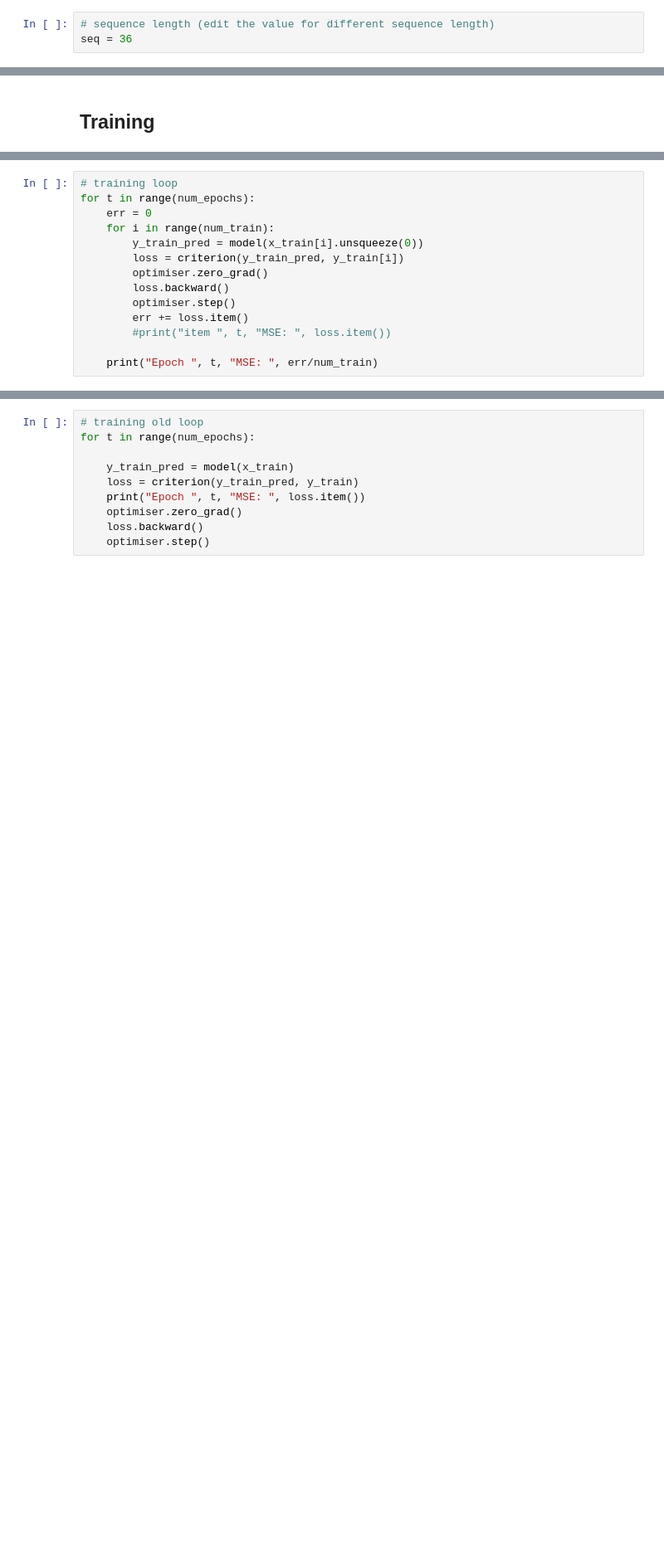
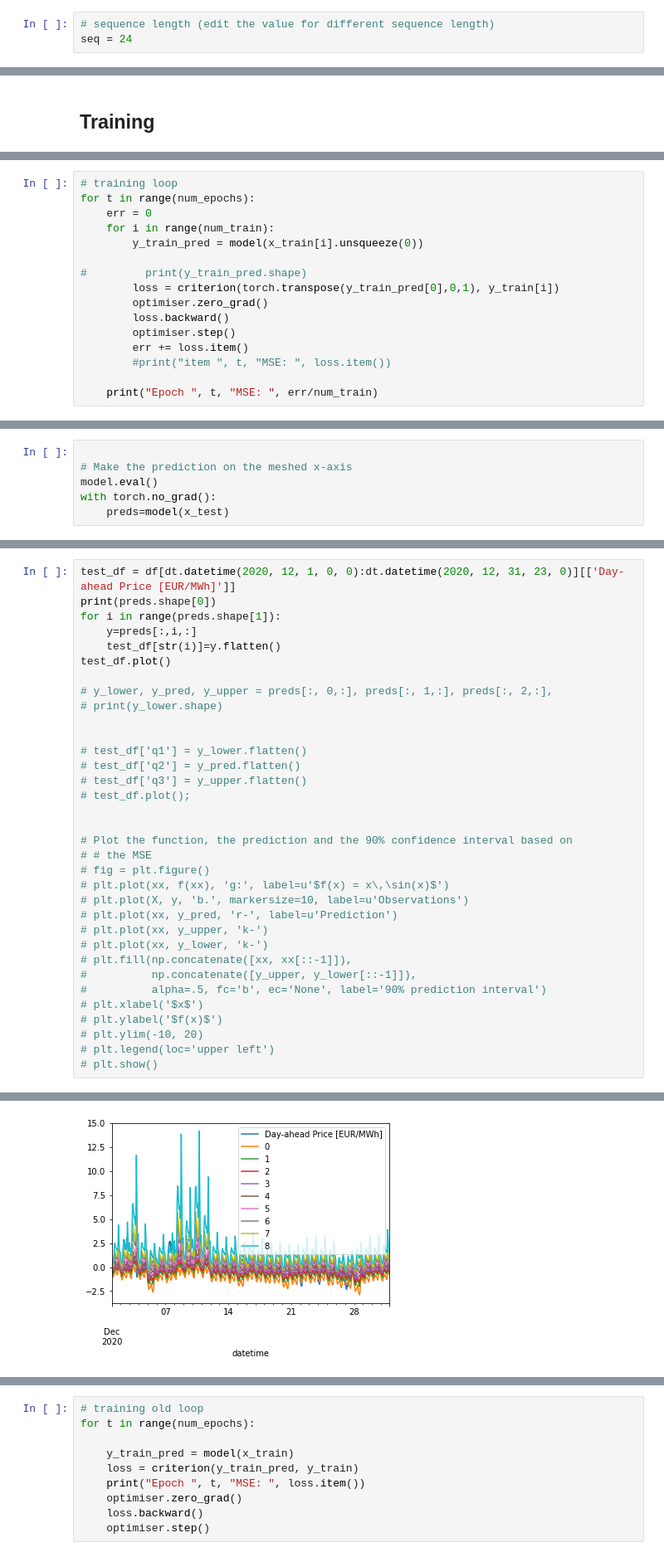
Before and after one commit to ShoCremers/DL_project, a Jupyter notebook: BLSTM.ipynb, the cells around one changed output, grey strips where cells are left out. Shown at 83% size. Saved outputs shown, nothing was run; the diff lists cells and outputs as text; blank space fills up the shorter version.

```diff
--- a/BLSTM.ipynb
+++ b/BLSTM.ipynb
@@ -45,7 +49,7 @@ df
 # Create Torch dataset
 # %%
 # sequence length (edit the value for different sequence length)
-seq = 36
+seq = 24
 # %%
 delta = pd.Timedelta(seq, unit ='h')
 # define 1 hour object for convenience when using datetime as index in the dataframe to not include the last item
@@ -148,7 +263,9 @@ for t in range(num_epochs):
     err = 0
     for i in range(num_train):
         y_train_pred = model(x_train[i].unsqueeze(0))
-        loss = criterion(y_train_pred, y_train[i])
+
+#         print(y_train_pred.shape)
+        loss = criterion(torch.transpose(y_train_pred[0],0,1), y_train[i])
         optimiser.zero_grad()
         loss.backward()
         optimiser.step()
@@ -165,0 +287,6 @@ KeyboardInterrupt:
+# %%
+
+# Make the prediction on the meshed x-axis
+model.eval()
+with torch.no_grad():
+    preds=model(x_test)
@@ -165,0 +297,35 @@ KeyboardInterrupt:
+# %%
+test_df = df[dt.datetime(2020, 12, 1, 0, 0):dt.datetime(2020, 12, 31, 23, 0)][['Day-ahead Price [EUR/MWh]']]
+print(preds.shape[0])
+for i in range(preds.shape[1]):
+    y=preds[:,i,:]
+    test_df[str(i)]=y.flatten()
+test_df.plot()
+
+# y_lower, y_pred, y_upper = preds[:, 0,:], preds[:, 1,:], preds[:, 2,:],
+# print(y_lower.shape)
+
+
+# test_df['q1'] = y_lower.flatten()
+# test_df['q2'] = y_pred.flatten()
+# test_df['q3'] = y_upper.flatten()
+# test_df.plot();
+
+
+# Plot the function, the prediction and the 90% confidence interval based on
+# # the MSE
+# fig = plt.figure()
+# plt.plot(xx, f(xx), 'g:', label=u'$f(x) = x\,\sin(x)$')
+# plt.plot(X, y, 'b.', markersize=10, label=u'Observations')
+# plt.plot(xx, y_pred, 'r-', label=u'Prediction')
+# plt.plot(xx, y_upper, 'k-')
+# plt.plot(xx, y_lower, 'k-')
+# plt.fill(np.concatenate([xx, xx[::-1]]),
+#          np.concatenate([y_upper, y_lower[::-1]]),
+#          alpha=.5, fc='b', ec='None', label='90% prediction interval')
+# plt.xlabel('$x$')
+# plt.ylabel('$f(x)$')
+# plt.ylim(-10, 20)
+# plt.legend(loc='upper left')
+# plt.show()
+# %% [output]
@@ -165,0 +334 @@ KeyboardInterrupt:
+[figure, added]
```
Also changed, not shown: parts of 14 cells of this notebook, 2 other files.
